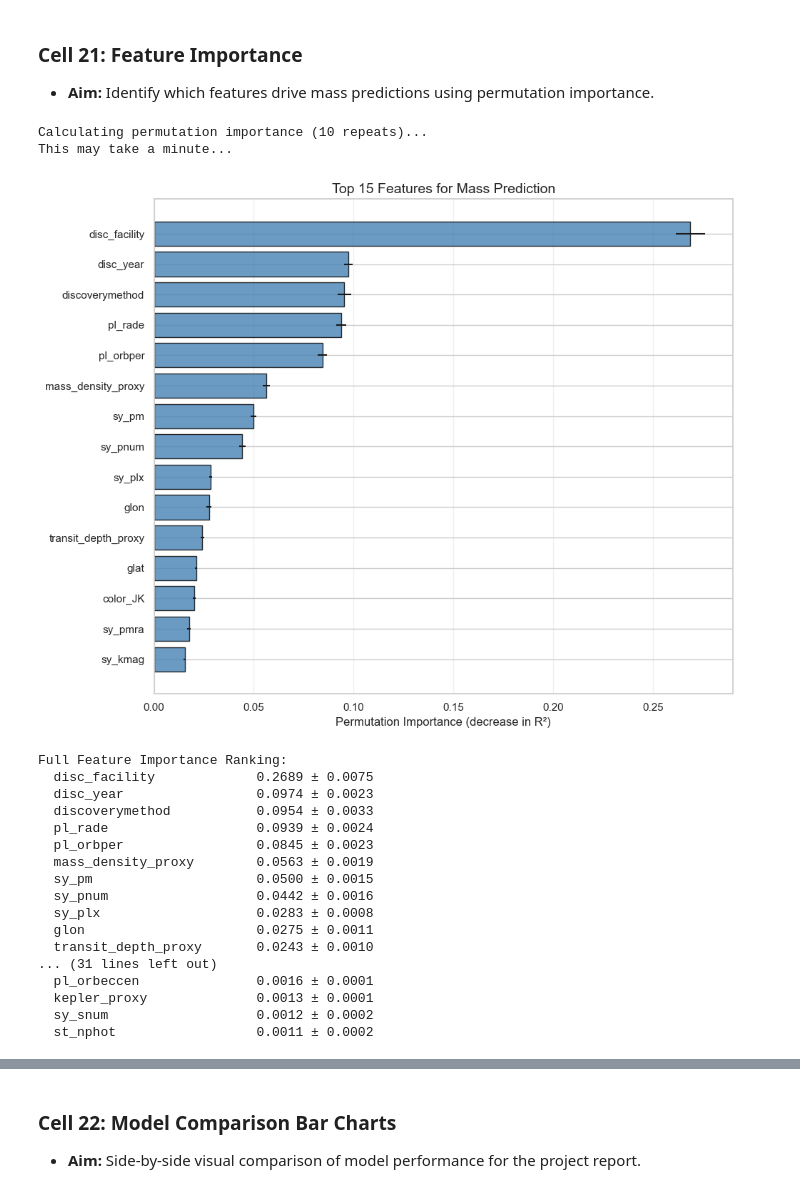
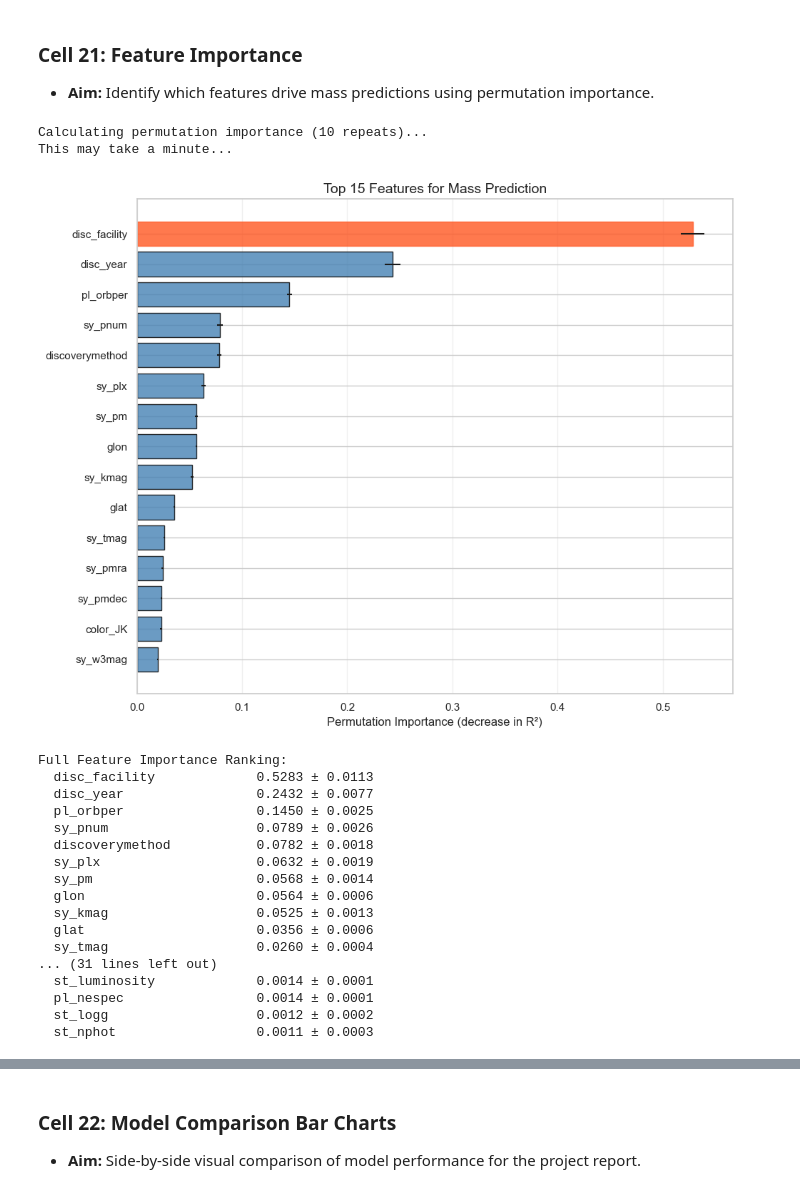
Before and after one commit to arz03/astro_alliance, a Jupyter notebook: notebooks/data_inspection.ipynb, the cells around one changed output, grey strips where cells are left out. Cells and saved outputs as stored; diff of their text form; code cells hidden in the pictures.

Commit message:
improvements, fix rad target leakage, add context file

```diff
--- a/notebooks/data_inspection.ipynb
+++ b/notebooks/data_inspection.ipynb
@@ -711,6 +869,8 @@ Total dataset columns after feature engineering: 100
 # FEATURE SELECTION & MODEL PREPARATION
 # ============================================================
 
+# pl_rade remains a target variable.
+# It is excluded from the base mass model features and only reintroduced later after radius imputation.
 planetary_feats = [
     'pl_rade', 'log_rade', 'radius_cubed', 'planet_regime', 'mass_density_proxy',
     'pl_orbper', 'log_orbper', 'pl_orbsmax', 'log_orbsmax',
@@ -730,7 +890,7 @@ system_feats = [
 
 photometric_feats = [
     'sy_vmag', 'sy_jmag', 'sy_kmag', 'sy_w1mag', 'sy_w3mag',
-    'sy_gaiamag', 'sy_tmag', 'color_BV', 'color_JK', 'mag_pca_1', 'mag_pca_2',
+    'sy_gaiamag', 'sy_tmag', 'color_BV', 'color_JK',
 ]
 
 obs_feats = [
@@ -747,25 +907,34 @@ meta_feats = [
 all_features = (planetary_feats + stellar_feats + system_feats +
                 photometric_feats + obs_feats + meta_feats)
 
-all_features = [f for f in all_features if f in df.columns]
-print(f'Total features for modeling: {len(all_features)}')
+radius_leak_features = [
+    'pl_rade', 'log_rade', 'radius_cubed', 'planet_regime',
+    'mass_density_proxy', 'transit_depth_proxy'
+]
+
+mass_feature_columns = [f for f in all_features if f not in radius_leak_features]
+
+print(f'Total candidate features: {len(all_features)}')
+print(f'Mass-model features after removing radius leakage: {len(mass_feature_columns)}')
 
 from sklearn.model_selection import train_test_split
 
 mask_has_mass = df['pl_bmasse'].notna()
-X = df.loc[mask_has_mass, all_features].copy()
+X = df.loc[mask_has_mass, mass_feature_columns].copy()
 y_mass_log = np.log10(df.loc[mask_has_mass, 'pl_bmasse'].clip(lower=0.01))
 y_radius = df.loc[mask_has_mass, 'pl_rade'].copy()
 
-X_train, X_test, y_train_mass, y_test_mass = train_test_split(
-    X, y_mass_log, test_size=0.2, random_state=42
+X_train, X_test, y_train_mass, y_test_mass, y_train_radius, y_test_radius = train_test_split(
+    X, y_mass_log, y_radius, test_size=0.2, random_state=42
 )
 
-y_train_radius = y_radius.loc[X_train.index]
-y_test_radius = y_radius.loc[X_test.index]
+radius_train_known = y_train_radius.notna()
+radius_test_known = y_test_radius.notna()
 
 print(f'\nTrain set: {len(X_train)} rows')
 print(f'Test set:  {len(X_test)} rows')
-print(f'  - Test rows with real radius: {X_test["pl_rade"].notna().sum()}')
-print(f'  - Test rows with NaN radius:  {X_test["pl_rade"].isna().sum()}')
+print(f'  - Train rows with real radius: {radius_train_known.sum()}')
+print(f'  - Train rows with NaN radius:  {(~radius_train_known).sum()}')
+print(f'  - Test rows with real radius:  {radius_test_known.sum()}')
+print(f'  - Test rows with NaN radius:   {(~radius_test_known).sum()}')
 # %% [output]
@@ -1332,49 +1503,49 @@ perm_result = permutation_importance(
 )
 
 # Create importance DataFrame
 imp_df = pd.DataFrame({
-    'Feature': all_features,
+    'Feature': X_test.columns,
     'Importance': perm_result.importances_mean,
     'Std': perm_result.importances_std,
 }).sort_values('Importance', ascending=True)
 
 # Plot top 15 features
 fig, ax = plt.subplots(figsize=(10, 8))
 top15 = imp_df.tail(15)
 bars = ax.barh(top15['Feature'], top15['Importance'],
                xerr=top15['Std'], color='steelblue', edgecolor='black', alpha=0.8)
 
 if top15.iloc[-1]['Importance'] > 0.5:
     bars[-1].set_color('#FF5722')
 
 ax.set_xlabel('Permutation Importance (decrease in R²)', fontsize=12)
 ax.set_title('Top 15 Features for Mass Prediction', fontsize=14)
 ax.grid(True, alpha=0.3, axis='x')
 plt.tight_layout()
 plt.show()
 
 print('\nFull Feature Importance Ranking:')
 for _, row in imp_df.sort_values('Importance', ascending=False).iterrows():
     if row['Importance'] > 0.001:
         print(f"  {row['Feature']:<25} {row['Importance']:.4f} ± {row['Std']:.4f}")
 # %% [output]
 Calculating permutation importance (10 repeats)...
 This may take a minute...
-[figure, old version]
+[figure, new version]
 Full Feature Importance Ranking:
-  disc_facility             0.2689 ± 0.0075
-  disc_year                 0.0974 ± 0.0023
-  discoverymethod           0.0954 ± 0.0033
-  pl_rade                   0.0939 ± 0.0024
-  pl_orbper                 0.0845 ± 0.0023
-  mass_density_proxy        0.0563 ± 0.0019
-  sy_pm                     0.0500 ± 0.0015
-  sy_pnum                   0.0442 ± 0.0016
-  sy_plx                    0.0283 ± 0.0008
-  glon                      0.0275 ± 0.0011
-  transit_depth_proxy       0.0243 ± 0.0010
+  disc_facility             0.5283 ± 0.0113
+  disc_year                 0.2432 ± 0.0077
+  pl_orbper                 0.1450 ± 0.0025
+  sy_pnum                   0.0789 ± 0.0026
+  discoverymethod           0.0782 ± 0.0018
+  sy_plx                    0.0632 ± 0.0019
+  sy_pm                     0.0568 ± 0.0014
+  glon                      0.0564 ± 0.0006
+  sy_kmag                   0.0525 ± 0.0013
+  glat                      0.0356 ± 0.0006
+  sy_tmag                   0.0260 ± 0.0004
 ... (31 lines left out)
-  pl_orbeccen               0.0016 ± 0.0001
-  kepler_proxy              0.0013 ± 0.0001
-  sy_snum                   0.0012 ± 0.0002
-  st_nphot                  0.0011 ± 0.0002
+  st_luminosity             0.0014 ± 0.0001
+  pl_nespec                 0.0014 ± 0.0001
+  st_logg                   0.0012 ± 0.0002
+  st_nphot                  0.0011 ± 0.0003
```
Also changed, not shown: parts of 25 cells of this notebook, 1 other file.
